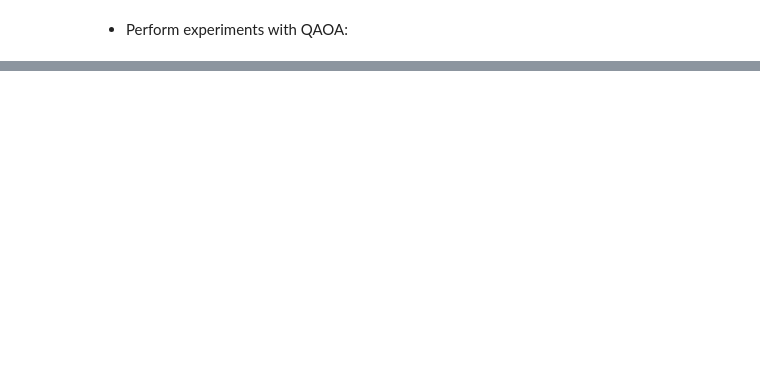
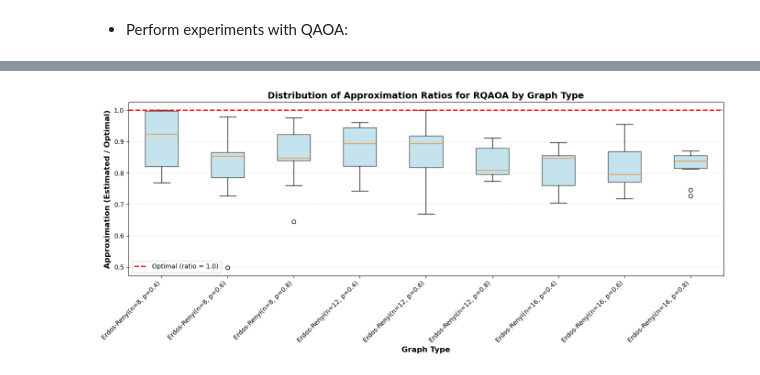
Before and after one commit to nicofighter45/rQAOAQuantumComputing, a Jupyter notebook: litterature/RQAOA.ipynb, the cells around one changed output, grey strips where cells are left out. Saved outputs shown, nothing was run; the diff lists cells and outputs as text; code cells hidden in the pictures; blank space fills up the shorter version.

```diff
--- a/litterature/RQAOA.ipynb
+++ b/litterature/RQAOA.ipynb
@@ -1174,14 +1165,14 @@ Star(16)
 # %% [markdown]
 * Perform experiments with QAOA:
 # %%
-# rnd.seed(seed)
-# np.random.seed(seed)
+rnd.seed(seed)
+np.random.seed(seed)
 
-# data = run_rqaoa_experiment_on_graphs(
-#     graphs              = ALL_GRAPHS,
-#     max_samples         = 10,
-#     qaoa_depth          = 3,
-#     qaoa_repetitions    = 1000,
-#     target_num_nodes    = 4,
-# )
-# data
+data = run_rqaoa_experiment_on_graphs(
+    graphs              = ALL_GRAPHS,
+    max_samples         = 10,
+    qaoa_depth          = 3,
+    qaoa_repetitions    = 1000,
+    target_num_nodes    = 4,
+)
+data
@@ -1187,0 +1384,34 @@ Star(16)
+# %%
+# Graphique 1: Ratio d'approximation par graphe (boîte à moustaches)
+
+fig, ax = plt.subplots(figsize=(14, 6))
+
+# Préparer les données par graphe
+ratios_by_graph = []
+for i in range(len(graph_names)):
+    samples = data[i]
+    ratios = [estimated / optimal for optimal, estimated in samples]
+    ratios_by_graph.append(ratios)
+
+# Créer la boîte à moustaches
+bp = ax.boxplot(ratios_by_graph, labels=graph_names, patch_artist=True)
+
+# Personnaliser les couleurs
+for patch in bp['boxes']:
+    patch.set_facecolor('lightblue')
+    patch.set_alpha(0.7)
+
+ax.set_ylabel('Approximation (Estimated / Optimal)', fontsize=12, fontweight='bold')
+ax.set_xlabel('Graph Type', fontsize=12, fontweight='bold')
+ax.set_title('Distribution of Approximation Ratios for RQAOA by Graph Type',
+             fontsize=14, fontweight='bold')
+ax.grid(axis='y', alpha=0.3, linestyle='--')
+ax.axhline(y=1.0, color='red', linestyle='--', linewidth=2, label='Optimal (ratio = 1.0)')
+plt.xticks(rotation=45, ha='right')
+plt.legend()
+plt.tight_layout()
+plt.savefig('/Users/georgiaabouchebel/rQAOAQuantumComputing/rapport/figures/results_boxplot.png', dpi=300, bbox_inches='tight')
+plt.show()
+plt.close()
+# %% [output]
+[figure, added]
```
Also changed, not shown: parts of 14 cells of this notebook, 8 other files.
